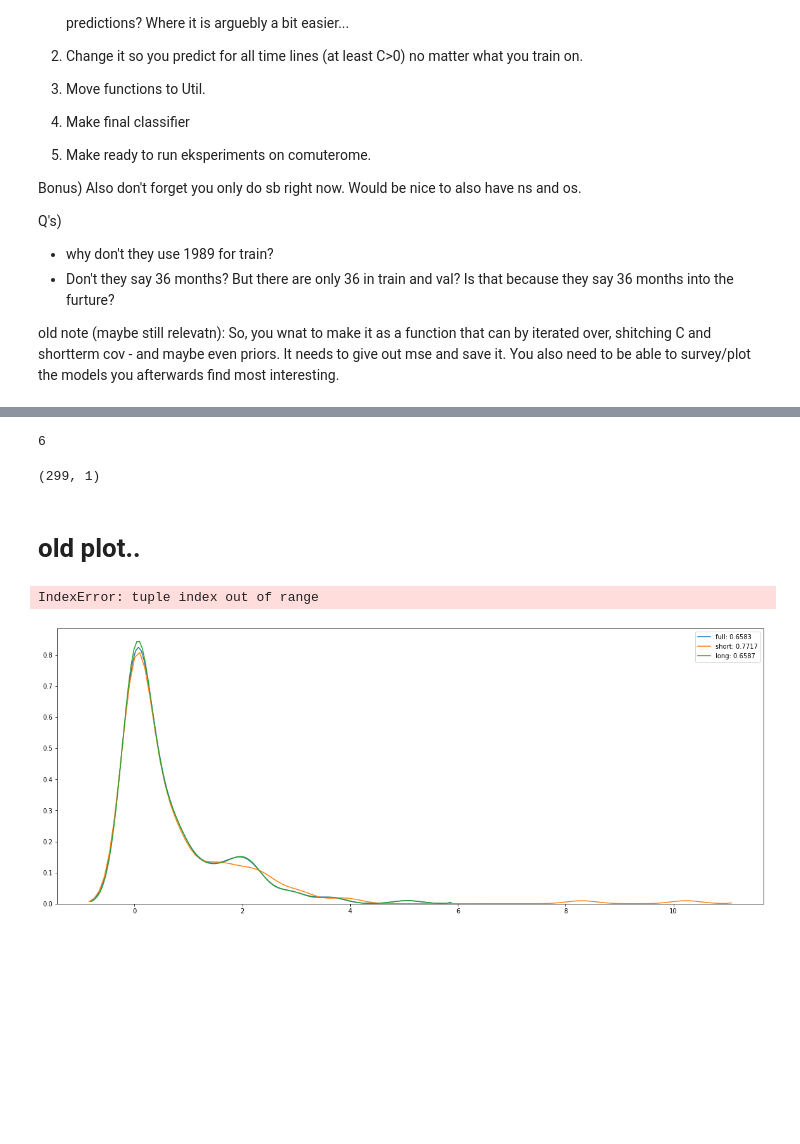
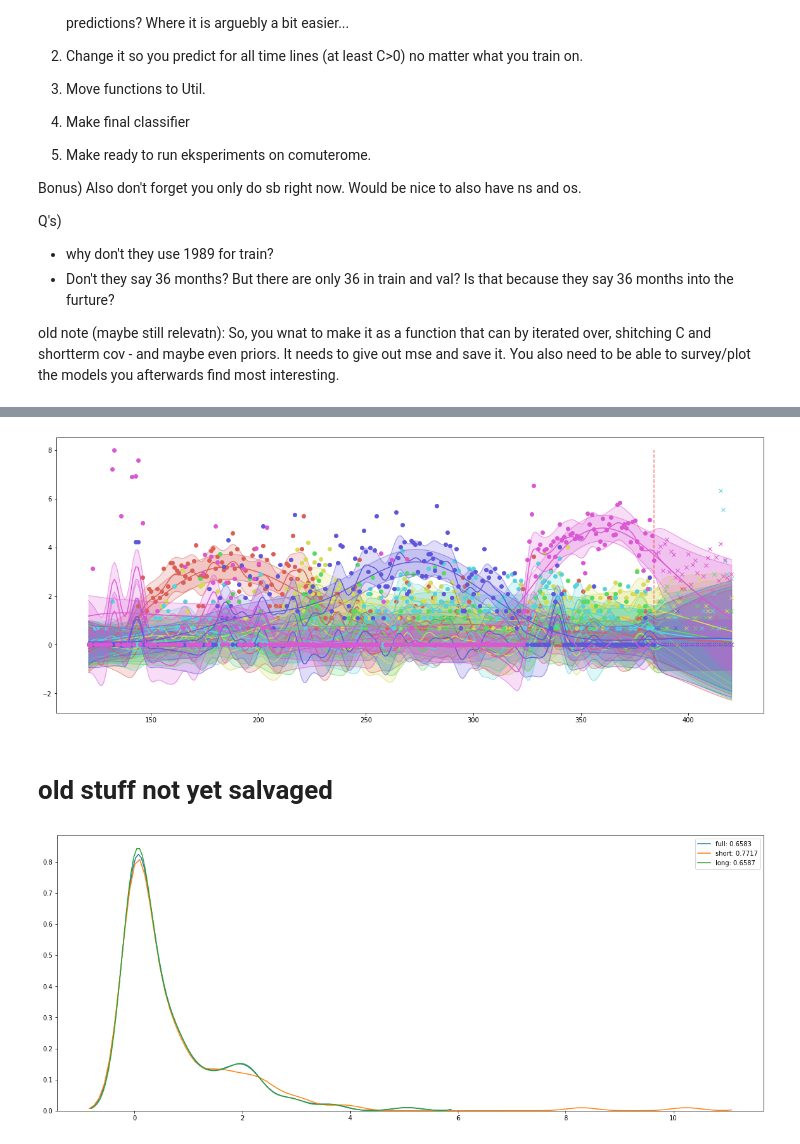
Before and after one commit to Polichinel/The_Currents_of_Conflict, a Jupyter notebook: temporal_two_trends_eksperiments.ipynb, the cells around one changed output, grey strips where cells are left out. Cells and saved outputs as stored; diff of their text form; code cells hidden in the pictures; blank space fills up the shorter version.

```diff
--- a/temporal_two_trends_eksperiments.ipynb
+++ b/temporal_two_trends_eksperiments.ipynb
@@ -253,0 +151,41 @@ df[df['id'].isin(preds['id'][i])]['month_id'].iloc[start[1]:end[1]].shape
+# %%
+def predict(forecast_months = 36, gp_s = gp_s, gp_l = gp_l, gp = gp, σ = σ, demean = dem):
+
+    X, y, X_test, y_test, idx, idx_test = sample_conflict_timeline(df = df, train_id = train_id, test_id = val_id, C = 100, N = None, get_index= True)
+
+    df_train = pd.DataFrame({'id' : idx.reshape(-1,), 'X' : X.reshape(-1,), 'y' : y.reshape(-1,)})
+    df_test = pd.DataFrame({'id' : idx_test.reshape(-1,), 'X' : X_test.reshape(-1,), 'y' : y_test.reshape(-1,)})
+
+    df_new = pd.concat([df_train, df_test]) # you could but in a binary for train/val/test
+    X_new = df_new['X'].unique()[:,None]
+
+    mu_list = []
+    mu_s_list = []
+    mu_l_list = []
+    var_list = []
+    var_s_list = []
+    var_l_list = []
+
+    for i in range(y.shape[1]):
+
+        mu, var = gp.predict(X_new, point=mp, given = {'gp' : gp, 'X' : X[:,i][:,None], 'y' : y[:,i], 'noise' : σ}, diag=True)
+        mu_s, var_s = gp_s.predict(X_new, point=mp, given = {'gp' : gp, 'X' : X[:,i][:,None], 'y' : y[:,i], 'noise' : σ}, diag=True)
+        mu_l, var_l = gp_l.predict(X_new, point=mp, given = {'gp' : gp, 'X' : X[:,i][:,None], 'y' : y[:,i], 'noise' : σ}, diag=True)
+
+        mu_list.append(mu)
+        mu_s_list.append(mu_s)
+        mu_l_list.append(mu_l)
+        var_list.append(var)
+        var_s_list.append(var_s)
+        var_l_list.append(var_l)
+
+    df_new['mu'] = np.array(mu_list).flatten('F') # this flatten seems to work
+    df_new['mu_s'] = np.array(mu_s_list).flatten('F') # this flatten seems to work
+    df_new['mu_l'] = np.array(mu_l_list).flatten('F') # this flatten seems to work
+    df_new['var'] = np.array(var_list).flatten('F') # this flatten seems to work
+    df_new['var_s'] = np.array(var_s_list).flatten('F') # this flatten seems to work
+    df_new['var_l'] = np.array(var_l_list).flatten('F') # this flatten seems to work
+
+    return(df_new)
+# %%
+df_new = predict()
@@ -254 +195,3 @@ df[df['id'].isin(preds['id'][i])]['month_id'].iloc[start[1]:end[1]].shape
+# %%
+df_merged = pd.merge(df_new, df[['id', 'pg_id']], how = 'left', on = 'id') # Should merge all but this is fine for now.
 # %%
@@ -308,10 +239,0 @@ plt.show()
-# %%
-len(preds['id'])
-# %% [output]
-6
-# %%
-X_new.shape
-# %% [output]
-(299, 1)
-# %% [markdown]
-# old plot..
@@ -349,9 +240,9 @@ def plot_predictions(mu_list, var_list, X = X, X_val = X_val, X_new = X_new, y =
-# %%
-plot_predictions(preds['mu_list'], preds['var_list'], plot_sd = False)
-plot_predictions(preds['mu_s_list'], preds['var_s_list'], plot_sd = False)
-plot_predictions(preds['mu_l_list'], preds['var_l_list'], plot_sd = False)
-# %% [output]
-IndexError: tuple index out of range
+# %%
+plot_predicttions()
+# %% [output]
+[figure, added]
+# %% [markdown]
+# old stuff not yet salvaged
 # %%
 def get_mse(mu_list, y_val = y_val):
 
```
Also changed, not shown: parts of 13 cells of this notebook, 1 other file.
